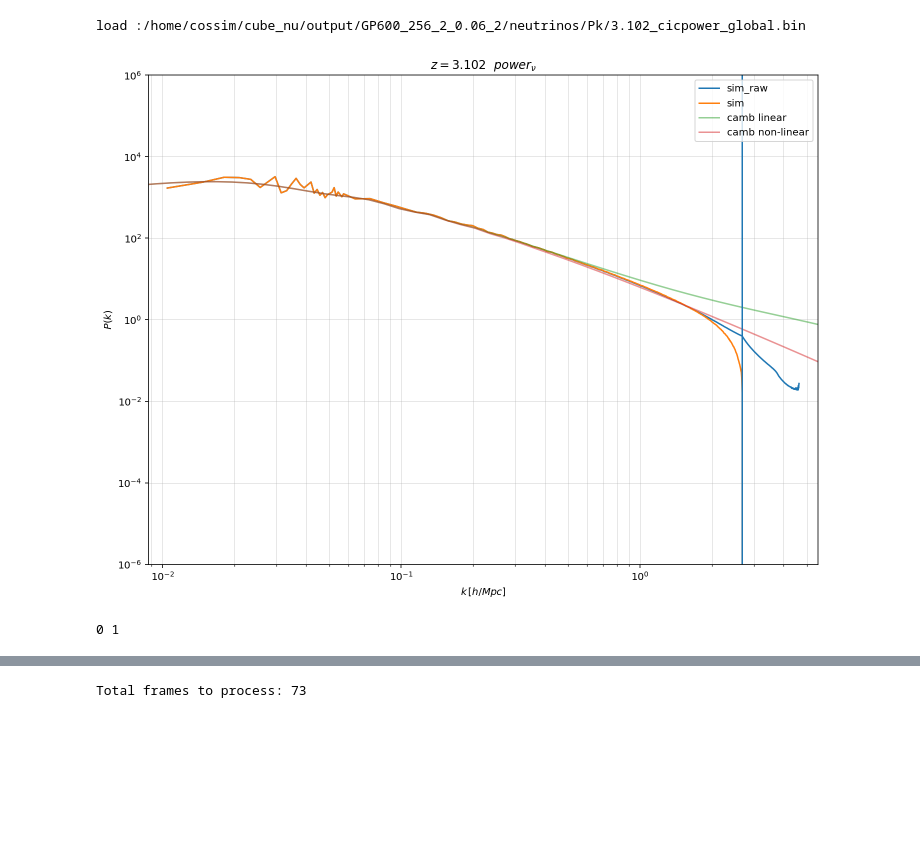
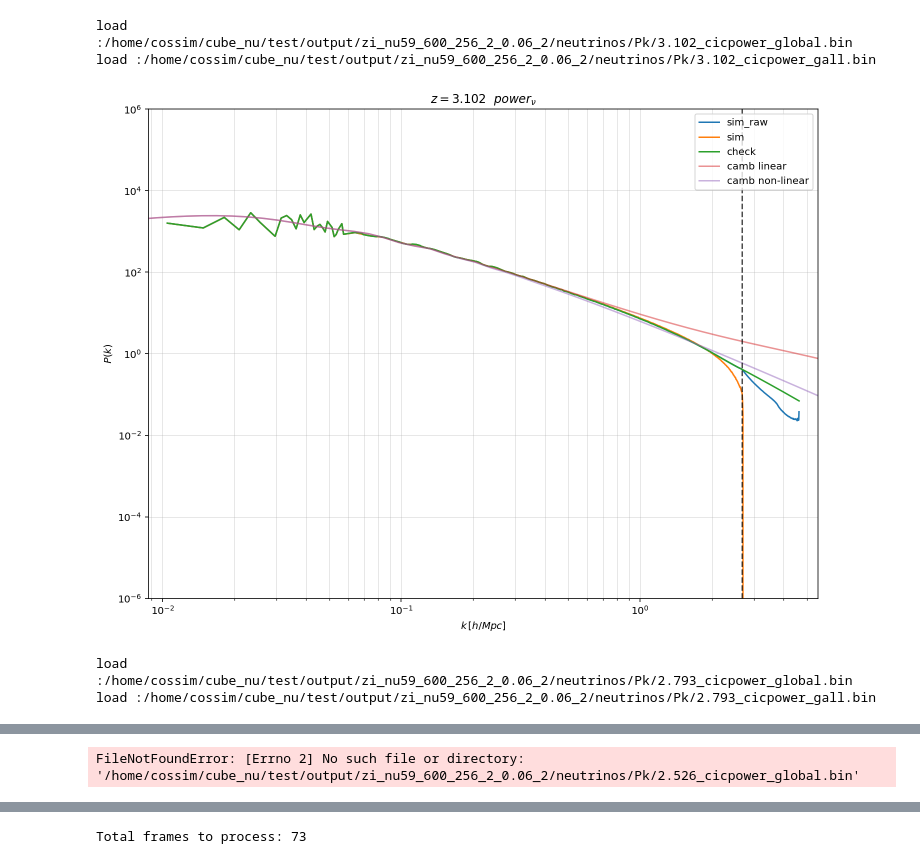
Before and after one commit to cosmologychen/cube_nu_new, a Jupyter notebook: neutrinos/PK.ipynb, the cells around one changed output, grey strips where cells are left out. Saved outputs shown, nothing was run; the diff lists cells and outputs as text; code cells hidden in the pictures; blank space fills up the shorter version.

```diff
--- a/neutrinos/PK.ipynb
+++ b/neutrinos/PK.ipynb
@@ -1704,49 +1856,52 @@ def cambpower(z):
 
 path = '/home/cossim/cube_nu/output/2400_512_1_0.1_1'
 path = '/home/cossim/cube_nu/output/GP600_256_2_0.06_2'
+path = '/home/cossim/cube_nu/test/output/zi_nu59_600_256_2_0.06_2'
 z_step = np.loadtxt(path+'/neutrinos/z_powerpoint.txt')
 kh = np.loadtxt(path+'/neutrinos/k_values.txt')
 ptype = 'tot'
 ftype = 'm'
 mnu=0.1
 i1 = 12
-i2 = 13
+i2 = 15
 ii = 1
 
 counts = 0
 for z in z_step[i1:i2][::ii]:
     Redshift = f'{z+0.0001:.3f}'
     ksim,pksim = loadpower(path+f'/neutrinos/Pk/{Redshift}_cicpower_global.bin')
-    # kh,pk = loadpower(path+f'/neutrinos/Pk/{Redshift}_cicpower_gall.bin')
+    kh,pk = loadpower(path+f'/neutrinos/Pk/{Redshift}_cicpower_gall.bin')
     if np.sum(pksim) == 0:
         # print('z = %s no power spectrum'%Redshift)
         counts += 1
         continue
     k,pk_nl,pk_lin = cambpower(z)
 
     plt.figure(figsize=(12,9))
     plt.loglog(ksim,pksim[:,2],label = 'sim_raw',alpha=1)
     plt.loglog(ksim,pksim[:,4],label = 'sim',alpha=1)
-    # plt.loglog(kh,pk[:,4],label = 'check',alpha=1)
+    plt.loglog(kh,pk[:,4],label = 'check',alpha=1)
     plt.loglog(k,pk_nl,label = 'camb linear',alpha=0.5)
     plt.loglog(k,pk_lin,label = 'camb non-linear',alpha=0.5)
-    plt.axvline(x= 512/600*np.pi)
+    plt.axvline(x= 512/600*np.pi,color='k',linestyle='--',alpha=0.7)
     plt.grid(True, which='both', linewidth=0.3)  # 打开主要和次要网格线，linewidth为0.3
     plt.xlim([min(kh)/1.2, max(kh)*1.2])
     plt.xlabel('$k\,[h/{ Mpc}]$')
     plt.ylabel('$P(k)$')
     plt.legend(loc='upper right')
     plt.title('$z='+str(Redshift)+'\,\,\,\,power_{\\nu}$')
     plt.ylim(1e-6,1e6)
     # 添加上边和右边的坐标轴
     ax = plt.gca()
     ax.spines['top'].set_visible(True)
     ax.spines['right'].set_visible(True)
 
     plt.show()
     plt.close()
 print(counts,len(z_step[i1:i2][::ii]))
 # %% [output]
-load :/home/cossim/cube_nu/output/GP600_256_2_0.06_2/neutrinos/Pk/3.102_cicpower_global.bin
+load :/home/cossim/cube_nu/test/output/zi_nu59_600_256_2_0.06_2/neutrinos/Pk/3.102_cicpower_global.bin
+load :/home/cossim/cube_nu/test/output/zi_nu59_600_256_2_0.06_2/neutrinos/Pk/3.102_cicpower_gall.bin
-[figure, old version]
+[figure, new version]
-0 1
+load :/home/cossim/cube_nu/test/output/zi_nu59_600_256_2_0.06_2/neutrinos/Pk/2.793_cicpower_global.bin
+load :/home/cossim/cube_nu/test/output/zi_nu59_600_256_2_0.06_2/neutrinos/Pk/2.793_cicpower_gall.bin
@@ -1753,3 +1909,4 @@ load :/home/cossim/cube_nu/output/GP600_256_2_0.06_2/neutrinos/Pk/3.102_cicpower
+FileNotFoundError: [Errno 2] No such file or directory: '/home/cossim/cube_nu/test/output/zi_nu59_600_256_2_0.06_2/neutrinos/Pk/2.526_cicpower_global.bin'
 # %%
 # 绘制功率谱 step
 
```
Also changed, not shown: parts of 11 cells of this notebook, 12 other files.
